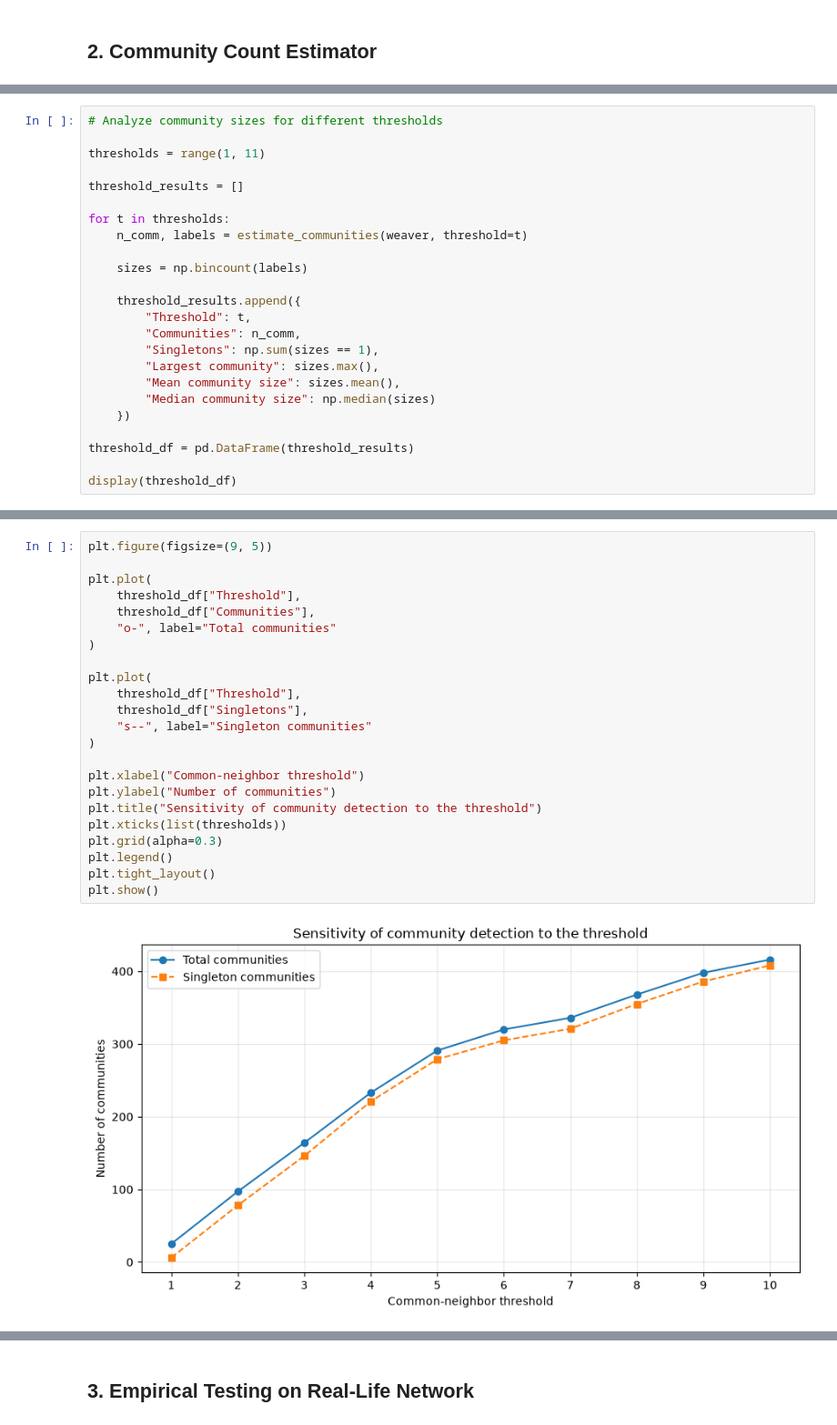
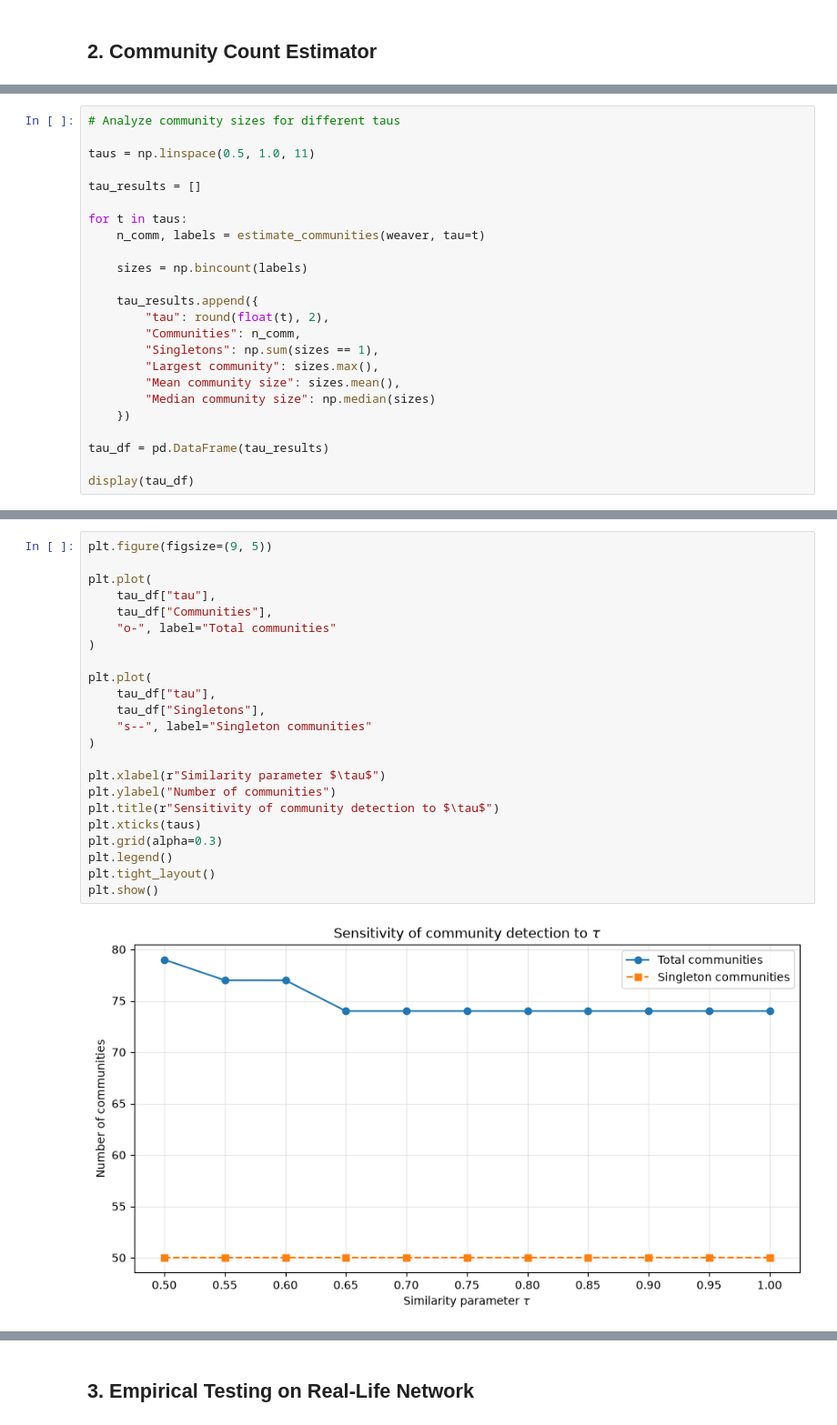
Before and after one commit to MatheoLeMercier/Group_20_Project_3, a Jupyter notebook: Group_20_Project_3_.ipynb, the cells around one changed output, grey strips where cells are left out. Shown at 91% size. Drawn from its saved outputs; the diff is of its cells as text.

```diff
--- a/Group_20_Project_3_.ipynb
+++ b/Group_20_Project_3_.ipynb
@@ -216,17 +249,17 @@ This analysis will help us identify whether higher thresholds reveal meaningful
 # %%
-# Analyze community sizes for different thresholds
+# Analyze community sizes for different taus
 
-thresholds = range(1, 11)
+taus = np.linspace(0.5, 1.0, 11)
 
-threshold_results = []
+tau_results = []
 
-for t in thresholds:
-    n_comm, labels = estimate_communities(weaver, threshold=t)
+for t in taus:
+    n_comm, labels = estimate_communities(weaver, tau=t)
 
     sizes = np.bincount(labels)
 
-    threshold_results.append({
-        "Threshold": t,
+    tau_results.append({
+        "tau": round(float(t), 2),
         "Communities": n_comm,
         "Singletons": np.sum(sizes == 1),
         "Largest community": sizes.max(),
@@ -234,7 +267,7 @@ for t in thresholds:
         "Median community size": np.median(sizes)
     })
 
-threshold_df = pd.DataFrame(threshold_results)
+tau_df = pd.DataFrame(tau_results)
 
-display(threshold_df)
+display(tau_df)
 # %% [output]
@@ -252,25 +286,25 @@ display(threshold_df)
 # %%
 plt.figure(figsize=(9, 5))
 
 plt.plot(
-    threshold_df["Threshold"],
-    threshold_df["Communities"],
+    tau_df["tau"],
+    tau_df["Communities"],
     "o-", label="Total communities"
 )
 
 plt.plot(
-    threshold_df["Threshold"],
-    threshold_df["Singletons"],
+    tau_df["tau"],
+    tau_df["Singletons"],
     "s--", label="Singleton communities"
 )
 
-plt.xlabel("Common-neighbor threshold")
+plt.xlabel(r"Similarity parameter $\tau$")
 plt.ylabel("Number of communities")
-plt.title("Sensitivity of community detection to the threshold")
-plt.xticks(list(thresholds))
+plt.title(r"Sensitivity of community detection to $\tau$")
+plt.xticks(taus)
 plt.grid(alpha=0.3)
 plt.legend()
 plt.tight_layout()
 plt.show()
 # %% [output]
-[figure, old version]
+[figure, new version]
```
Also changed, not shown: parts of 36 cells of this notebook, 1 other file.
